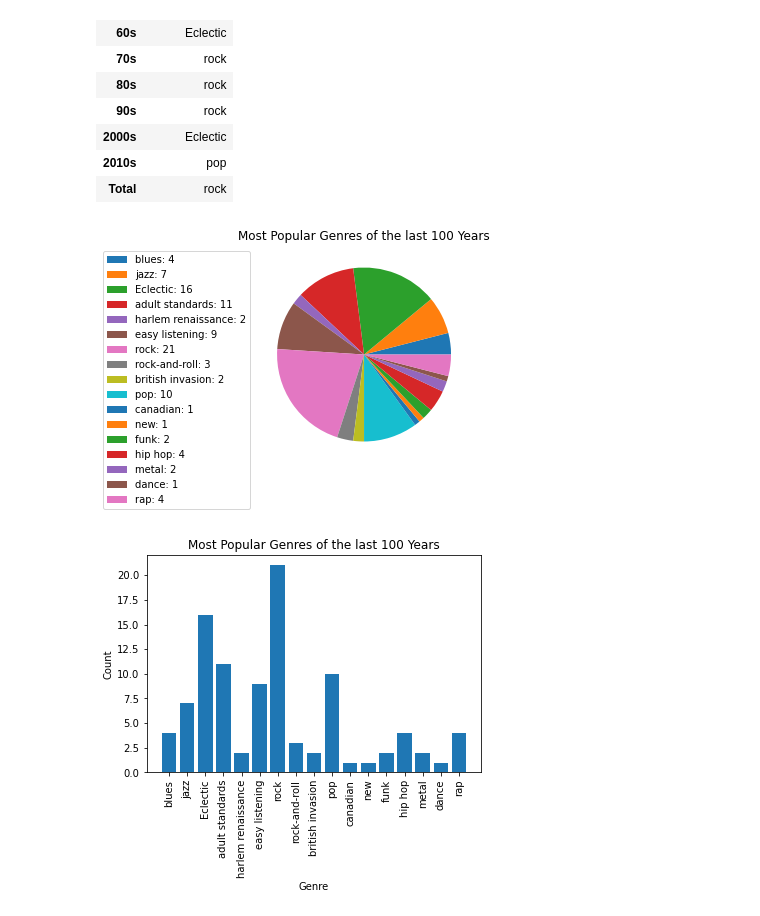
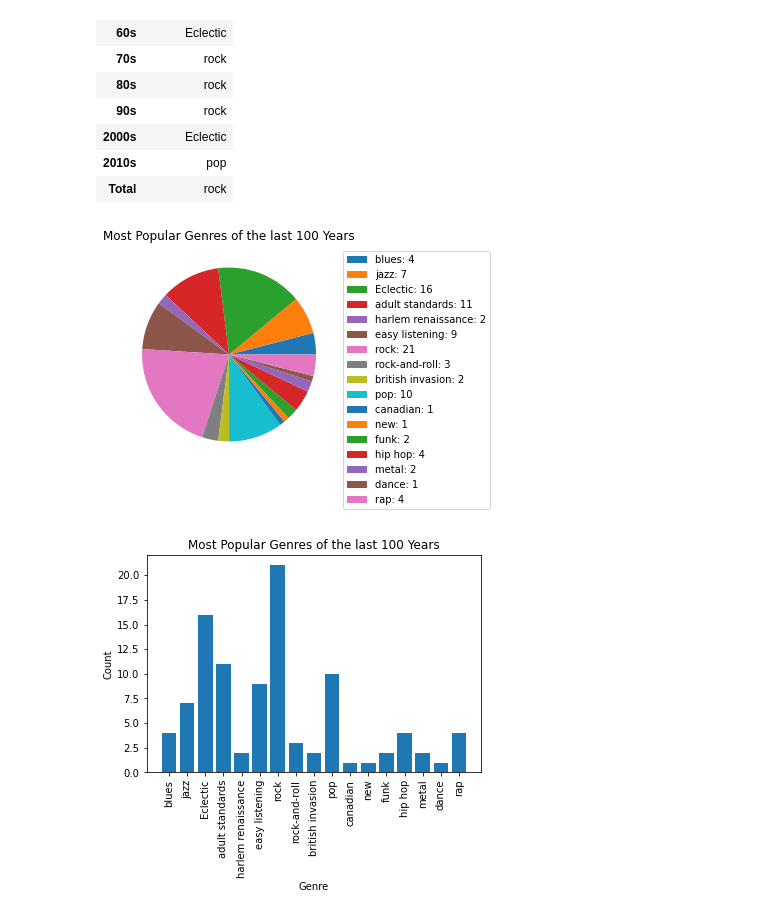
Before and after one commit to GND95/Project_1, a Jupyter notebook: Music-Analysis.ipynb, the cells around one changed output. Saved outputs shown, nothing was run; the diff lists cells and outputs as text; code cells hidden in the pictures.

Commit message:
adding genre images and saving the genre visualizations

```diff
--- a/Music-Analysis.ipynb
+++ b/Music-Analysis.ipynb
@@ -445,19 +445,21 @@ The most popular genre from the last 100 years is rock.
 | 2010s | pop |
 | Total | rock |
 # %%
+image_output_path = os.path.join("images", "genre", "genrePieChart.png")
 genreCounts =  summary_genre["Total"].values #getting the counts for each of the genres
 genreNames = summary_genre["Total"].index #get the genre names from the index
 pieChartLegendText = []
 
 plt.pie(summary_genre["Total"])
 plt.title(f"Most Popular Genres of the last 100 Years")
 
 for i in range(len(genreCounts)):#format text for the legend
     pieChartLegendText.append(genreNames[i] + ": ")
     pieChartLegendText[i] += str(int(genreCounts[i])) #add the counts for each genre as a whole number with no decimal
 
-plt.legend(pieChartLegendText,bbox_to_anchor=(0,1))
+plt.legend(pieChartLegendText,bbox_to_anchor=(1,1))
+plt.savefig(image_output_path)
 plt.show()
 # %% [output]
-[figure, old version]
+[figure, new version]
 # %%
```
Also changed, not shown: parts of 1 cell of this notebook, 4 other files.
